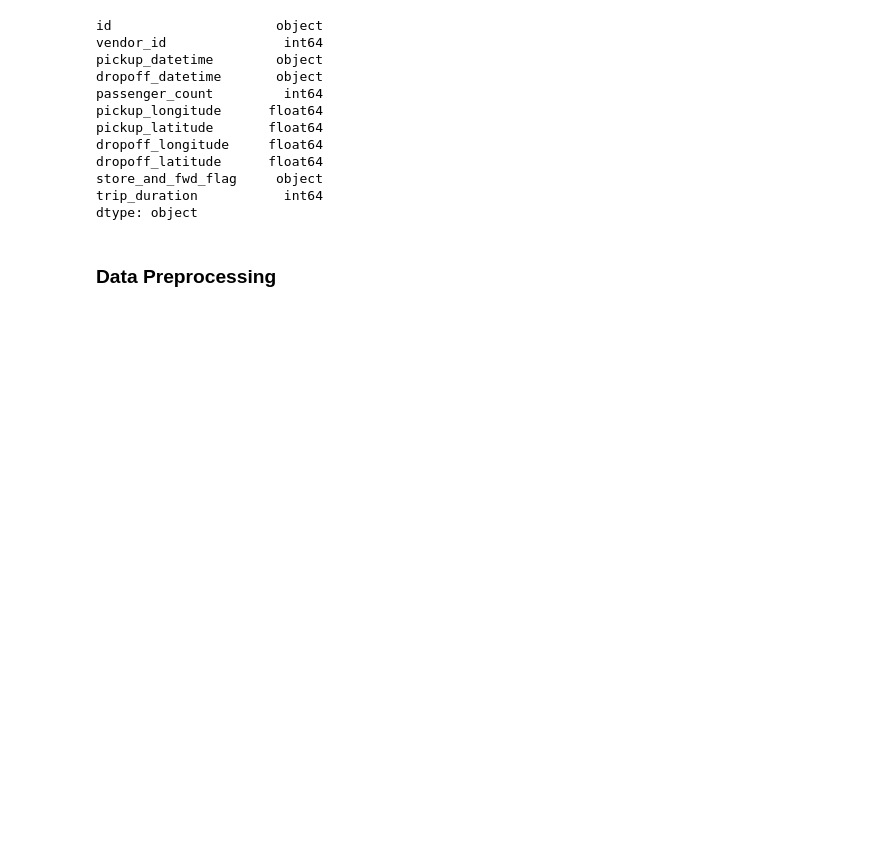
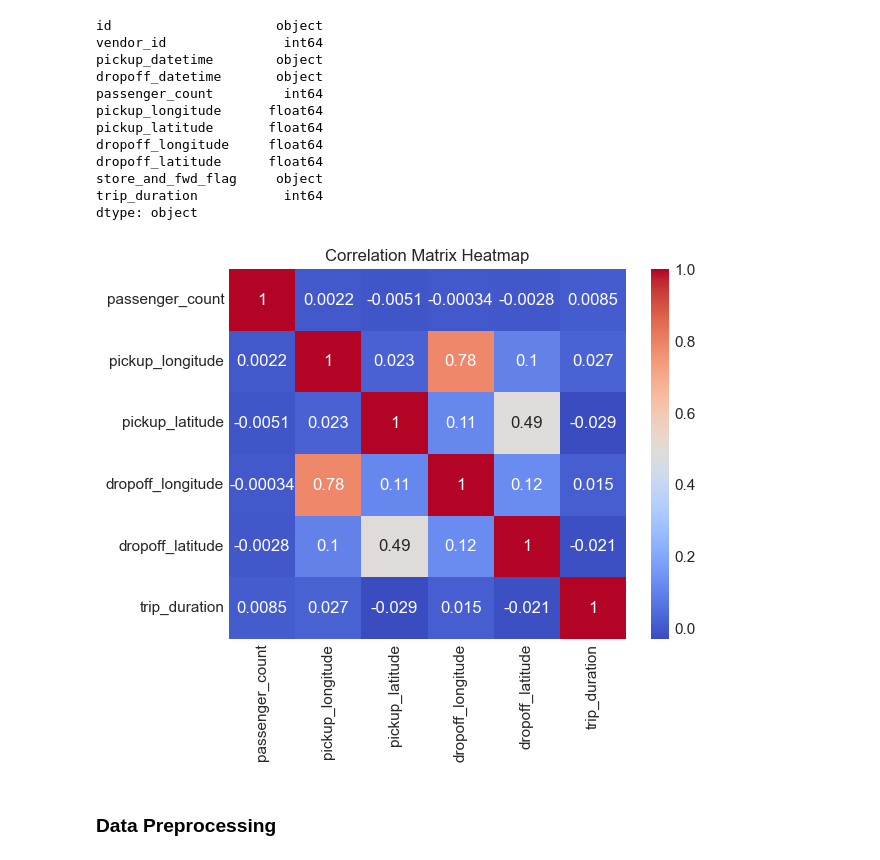
Before and after one commit to ishitaagl20/NYC-Taxi_Trip_Prediction, a Jupyter notebook: Data Exploration and Preprocessing.ipynb, the cells around one changed output. Cells and saved outputs as stored; diff of their text form; code cells hidden in the pictures; blank space fills up the shorter version.

```diff
--- a/Data Exploration and Preprocessing.ipynb
+++ b/Data Exploration and Preprocessing.ipynb
@@ -70,6 +70,14 @@ dropoff_latitude      float64
 store_and_fwd_flag     object
 trip_duration           int64
 dtype: object
+# %%
+numeric_variables = ['passenger_count', 'pickup_longitude', 'pickup_latitude', 'dropoff_longitude', 'dropoff_latitude', 'trip_duration']
+correlation_matrix = data[numeric_variables].corr()
+sns.heatmap(correlation_matrix, annot=True, cmap='coolwarm')
+plt.title('Correlation Matrix Heatmap')
+plt.show()
+# %% [output]
+[figure, added]
 # %% [markdown]
 ### Data Preprocessing
 # %%
```
Also changed, not shown: parts of 20 cells of this notebook, 1 other file.
